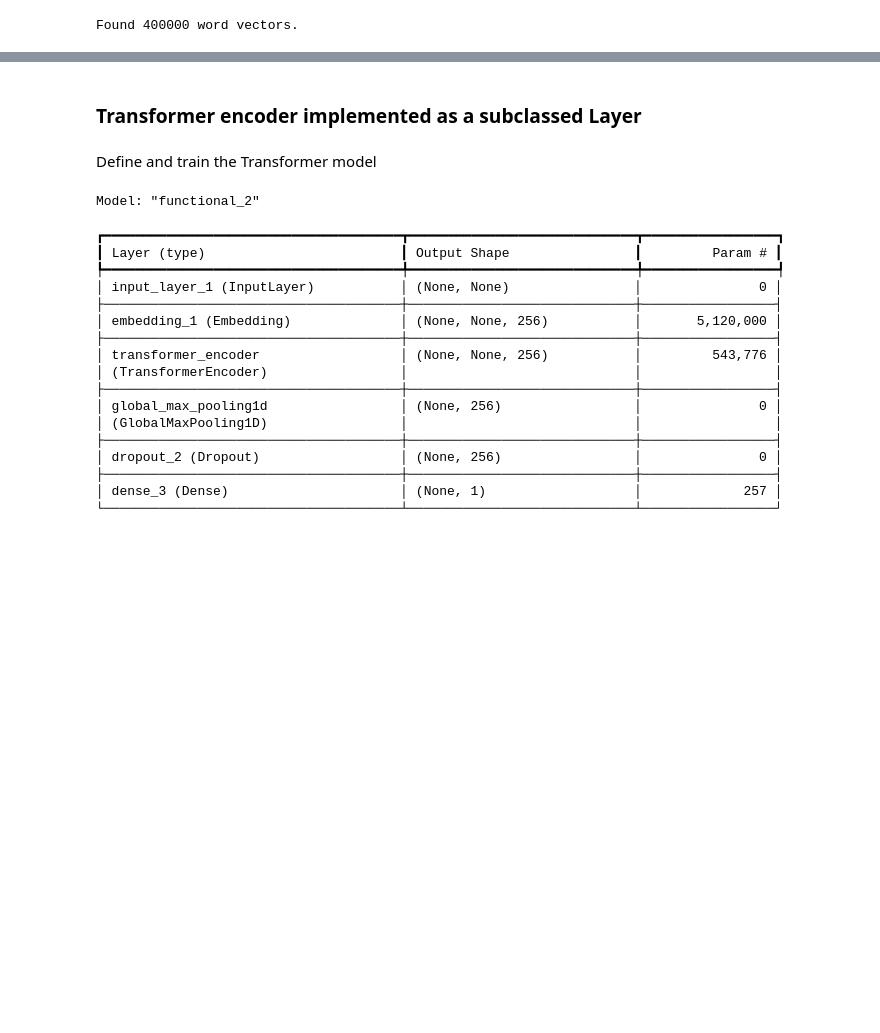
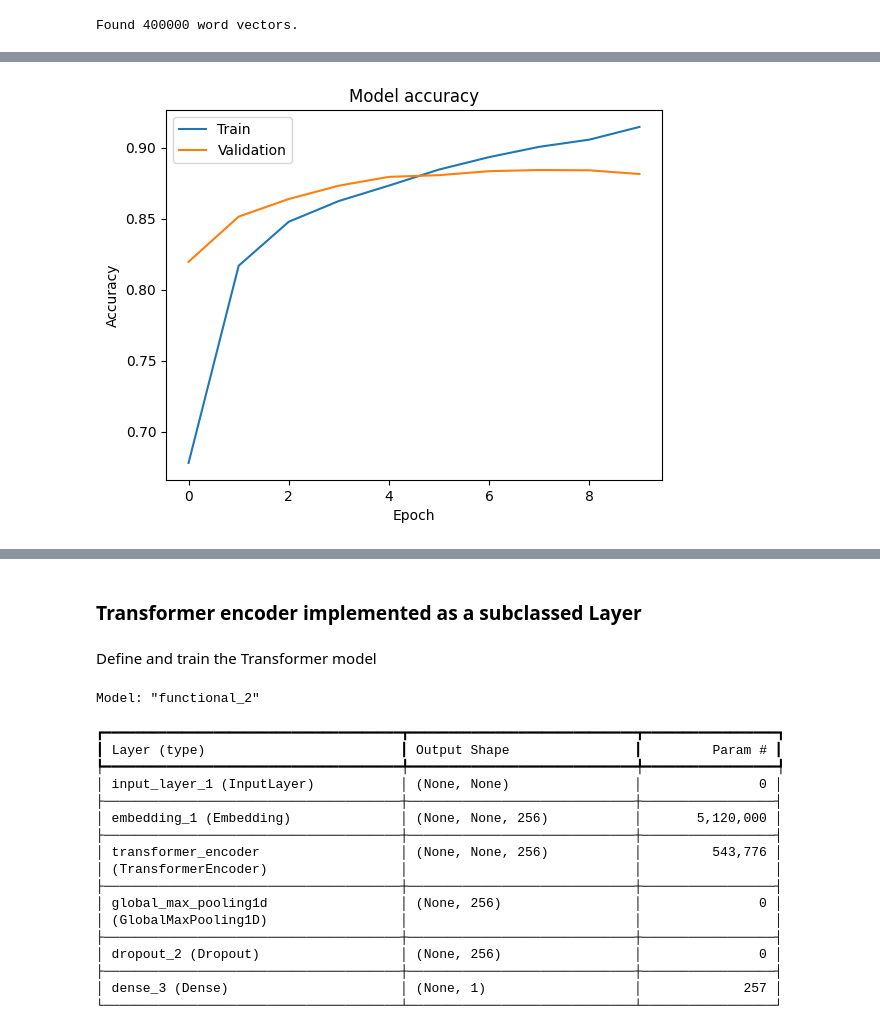
Before and after one commit to reitezuz/18NES2-2025, a Jupyter notebook: week_10/text_classification_IMDB.ipynb, the cells around one changed output, grey strips where cells are left out. Cells and saved outputs as stored; diff of their text form; code cells hidden in the pictures; blank space fills up the shorter version.

```diff
--- a/week_10/text_classification_IMDB.ipynb
+++ b/week_10/text_classification_IMDB.ipynb
@@ -794,0 +906,20 @@ Test acc: 0.877
+# %%
+# create an inference model:
+import keras
+inputs = keras.Input(shape=(1,), dtype="string")
+model = keras.models.load_model("models/embeddings_bidir_gru.keras")
+processed_inputs = text_vectorization(inputs)
+outputs = model(processed_inputs)
+inference_model = keras.Model(inputs, outputs)
+
+import tensorflow as tf
+raw_text_data = tf.constant([
+    ["That was an awful movie, I hate it."],
+    ["Not worth seeing."],
+    ["That was an excellent movie, I love it. Best movie ever."],
+    ["I was shocked. The movie was too short. Can't wait to see it again"],
+    ["I was shocked. Such an unexpected ending! Can't wait to see it again"],
+], dtype=tf.string)
+predictions = inference_model(raw_text_data)
+for i in range(len(raw_text_data)):
+    print(f"text {i}: {float(predictions[i] * 100):.2f} percent positive")
@@ -858,0 +995,79 @@ embedding_layer = layers.Embedding(
+# %%
+hidden_dim = 32
+embedding_dim = 64 #256
+max_epochs = 10
+model_name = "embeddings_glove_gru.keras"
+
+###############################################
+# Define the model architecture:
+inputs = keras.Input(shape=(None,), dtype="int64")
+
+# Add an Embedding layer to convert integer tokens into dense vectors
+embedded = embedding_layer(inputs)
+x = layers.Bidirectional(layers.GRU(hidden_dim))(embedded)
+x = layers.Dropout(0.5)(x)
+outputs = layers.Dense(1, activation="sigmoid")(x)
+model = keras.Model(inputs, outputs)
+model.compile(optimizer="rmsprop",
+              loss="binary_crossentropy",
+              metrics=["accuracy"])
+model.summary()
+
+################################################
+# Train the model
+import keras, time
+callbacks = [
+    keras.callbacks.EarlyStopping(monitor="val_loss", restore_best_weights=True, patience=5, )
+]
+
+start_time = time.time()
+history = model.fit(int_train_ds.cache(),
+          validation_data=int_val_ds.cache(),
+          epochs=max_epochs,
+          callbacks=callbacks)
+time_fit = time.time() - start_time
+
+###############################
+# Plot the training progress:
+plot_history(history)
+
+train_loss, train_acc = model.evaluate(int_train_ds)
+val_loss, val_acc = model.evaluate(int_val_ds)
+test_loss, test_acc = model.evaluate(int_test_ds)
+
+print(f"Train acc: {train_acc:.3f}")
+print(f"Val acc: {val_acc:.3f}")
+print(f"Test acc: {test_acc:.3f}")
+
+###############################
+# Save the model:
+import os
+model_dir = "./models/"
+if not os.path.exists(model_dir):
+    os.makedirs(model_dir)
+model.save(model_dir + model_name)
+
+#################################
+# Add results to the dataframe:
+new_entry = {
+    "Model Name" : "MLP BoW",
+    "Details" : str(max_tokens) + " tokens, " + str(hidden_dim),
+    "Train Loss" : train_loss,
+    "Val Loss" : val_loss,
+    "Test Loss" : test_loss,
+    "Train Acc" : train_acc,
+    "Val Acc" : val_acc,
+    "Test Acc" : test_acc,
+    "Epochs": max,
+    "Time (s)": time_fit
+}
+
+###############################
+if results_df.empty or "results_df" not in globals():
+    results_df = pd.DataFrame([new_entry])
+else:
+    results_df = pd.concat([results_df, pd.DataFrame([new_entry])], ignore_index=True)
+# save the dataframe
+results_df.to_csv("results.csv", index=False)
+results_df
+# %% [output]
@@ -858,0 +1115 @@ embedding_layer = layers.Embedding(
+[figure, added]
```
Also changed, not shown: parts of 32 cells of this notebook.
